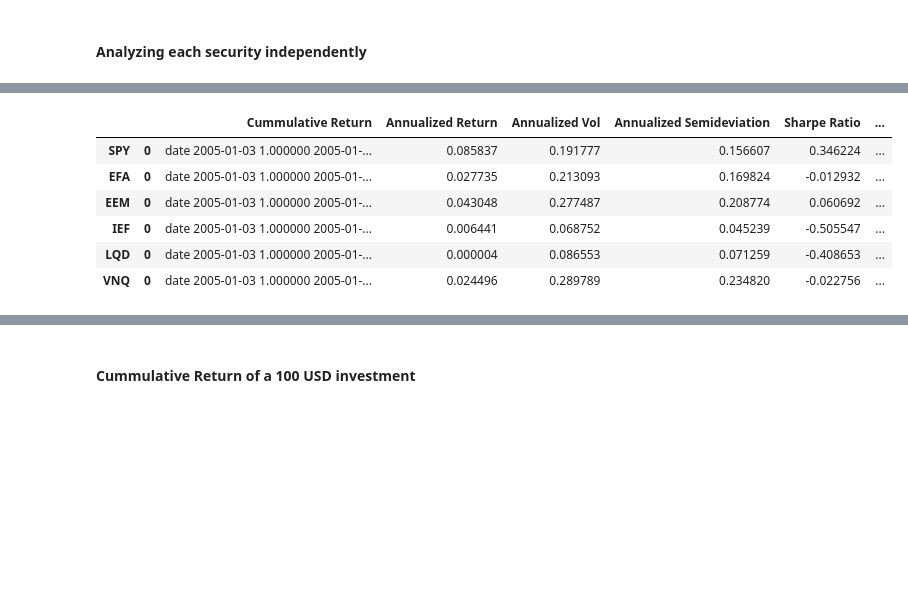
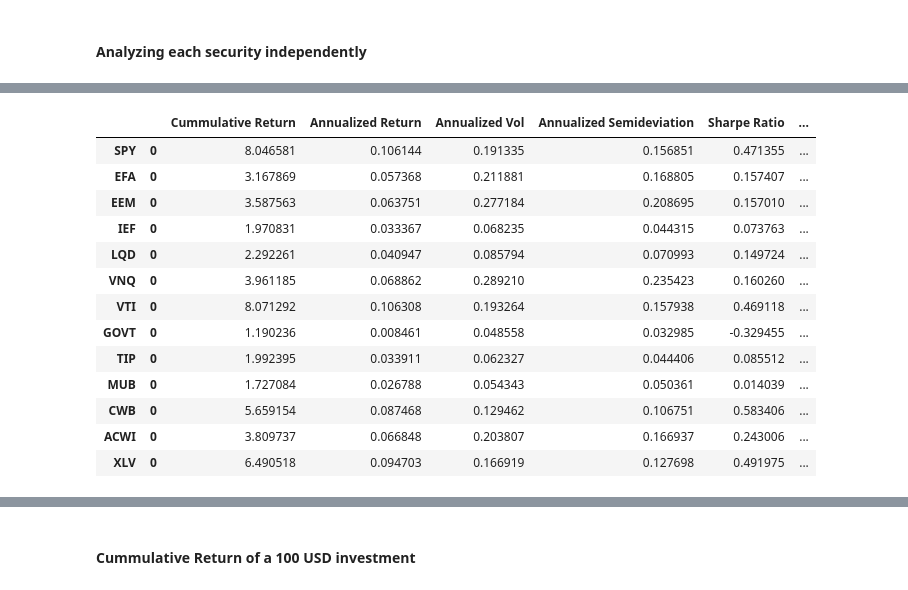
Before and after one commit to francisc112/APPLIED_FINANCE_ANALYTICS, a Jupyter notebook: PORTFOLIO_CONSTRUCTION/Portfolio_optimization.ipynb, the cells around one changed output, grey strips where cells are left out. Cells and saved outputs as stored; diff of their text form; code cells hidden in the pictures; blank space fills up the shorter version.

```diff
--- a/PORTFOLIO_CONSTRUCTION/Portfolio_optimization.ipynb
+++ b/PORTFOLIO_CONSTRUCTION/Portfolio_optimization.ipynb
@@ -132,13 +132,43 @@ eem = port.get_closing_prices("EEM",from_date='2005-01-01')
 ief = port.get_closing_prices("IEF",from_date='2005-01-01')
 lqd = port.get_closing_prices("LQD",from_date='2005-01-01')
 vnq = port.get_closing_prices("VNQ",from_date='2005-01-01')
+# %%
+start_date = '2005-01-01'
+
+spy = port.get_price_and_dividends('SPY',from_date=start_date)
+efa = port.get_price_and_dividends('EFA',from_date=start_date)
+eem = port.get_price_and_dividends('EEM',from_date=start_date)
+ief = port.get_price_and_dividends('IEF',from_date=start_date)
+lqd = port.get_price_and_dividends('LQD',from_date=start_date)
+vnq = port.get_price_and_dividends('VNQ',from_date=start_date)
+vti = port.get_price_and_dividends('VTI',from_date=start_date)
+govt = port.get_price_and_dividends('GOVT',from_date=start_date)
+tips = port.get_price_and_dividends('TIP',from_date=start_date)
+mub = port.get_price_and_dividends('MUB',from_date=start_date)
+conv = port.get_price_and_dividends('CWB',from_date=start_date)
+blend = port.get_price_and_dividends('ACWI',from_date=start_date)
+health = port.get_price_and_dividends('XLV',from_date=start_date)
 # %% [markdown]
 #### Analyzing each security independently
 # %%
 ## Create a dataframe that holds all the securitis in one
-benchmark = pd.concat([
-    spy,efa,eem,ief,lqd,vnq
-],axis=1)
+
+benchmark_list = [
+    spy,efa,eem,ief,lqd,vnq,vti,govt,tips,mub,conv,blend,health
+
+]
+
+benchmark_data = []
+
+for benchmark in benchmark_list:
+
+    total_return = portfolio.returns_with_dividends(benchmark[benchmark.attrs['title']],benchmark['adjDividend']).to_frame(name=benchmark.attrs['title'])
+    benchmark_data.append(total_return)
+
+
+benchmark = pd.concat(
+    benchmark_data
+,axis=1)
 
 benchmark
 # %% [output]
@@ -159,26 +189,33 @@ benchmark
 # %%
 ### Calculate returns from the specified ETFS
-returns = benchmark.pct_change()
+returns = benchmark
 
 summary_list = []
 names = []
 
 ### Calculate KPIS for portfolio analysis
 for col in returns.columns:
     summary = portfolio.summary_stats(returns[col],market_index=returns["SPY"])
     summary_list.append(summary)
     names.append(col)
 
 ### Create summary of analysis for each ETF
 pd.concat(summary_list,axis=0,keys=names)
 # %% [output]
 |  |  | Cummulative Return | Annualized Return | Annualized Vol | Annualized Semideviation | Sharpe Ratio | ... |
-| SPY | 0 | date 2005-01-03 1.000000 2005-01-... | 0.085837 | 0.191777 | 0.156607 | 0.346224 | ... |
-| EFA | 0 | date 2005-01-03 1.000000 2005-01-... | 0.027735 | 0.213093 | 0.169824 | -0.012932 | ... |
-| EEM | 0 | date 2005-01-03 1.000000 2005-01-... | 0.043048 | 0.277487 | 0.208774 | 0.060692 | ... |
-| IEF | 0 | date 2005-01-03 1.000000 2005-01-... | 0.006441 | 0.068752 | 0.045239 | -0.505547 | ... |
-| LQD | 0 | date 2005-01-03 1.000000 2005-01-... | 0.000004 | 0.086553 | 0.071259 | -0.408653 | ... |
-| VNQ | 0 | date 2005-01-03 1.000000 2005-01-... | 0.024496 | 0.289789 | 0.234820 | -0.022756 | ... |
+| SPY | 0 | 8.046581 | 0.106144 | 0.191335 | 0.156851 | 0.471355 | ... |
+| EFA | 0 | 3.167869 | 0.057368 | 0.211881 | 0.168805 | 0.157407 | ... |
+| EEM | 0 | 3.587563 | 0.063751 | 0.277184 | 0.208695 | 0.157010 | ... |
+| IEF | 0 | 1.970831 | 0.033367 | 0.068235 | 0.044315 | 0.073763 | ... |
+| LQD | 0 | 2.292261 | 0.040947 | 0.085794 | 0.070993 | 0.149724 | ... |
+| VNQ | 0 | 3.961185 | 0.068862 | 0.289210 | 0.235423 | 0.160260 | ... |
+| VTI | 0 | 8.071292 | 0.106308 | 0.193264 | 0.157938 | 0.469118 | ... |
+| GOVT | 0 | 1.190236 | 0.008461 | 0.048558 | 0.032985 | -0.329455 | ... |
+| TIP | 0 | 1.992395 | 0.033911 | 0.062327 | 0.044406 | 0.085512 | ... |
+| MUB | 0 | 1.727084 | 0.026788 | 0.054343 | 0.050361 | 0.014039 | ... |
+| CWB | 0 | 5.659154 | 0.087468 | 0.129462 | 0.106751 | 0.583406 | ... |
+| ACWI | 0 | 3.809737 | 0.066848 | 0.203807 | 0.166937 | 0.243006 | ... |
+| XLV | 0 | 6.490518 | 0.094703 | 0.166919 | 0.127698 | 0.491975 | ... |
 # %%
 benchmark
 # %% [output]
```
Also changed, not shown: parts of 7 cells of this notebook, 2 other files.
